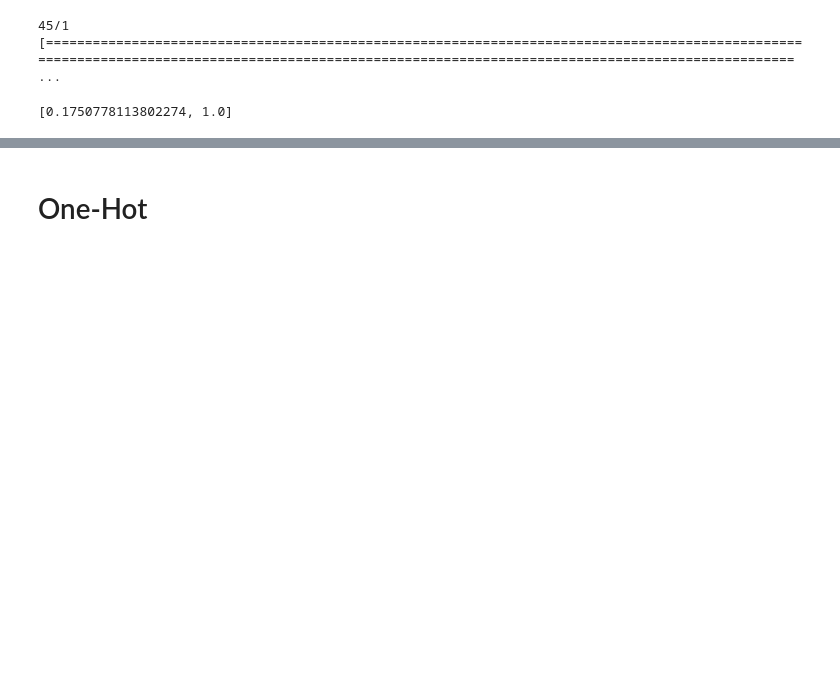
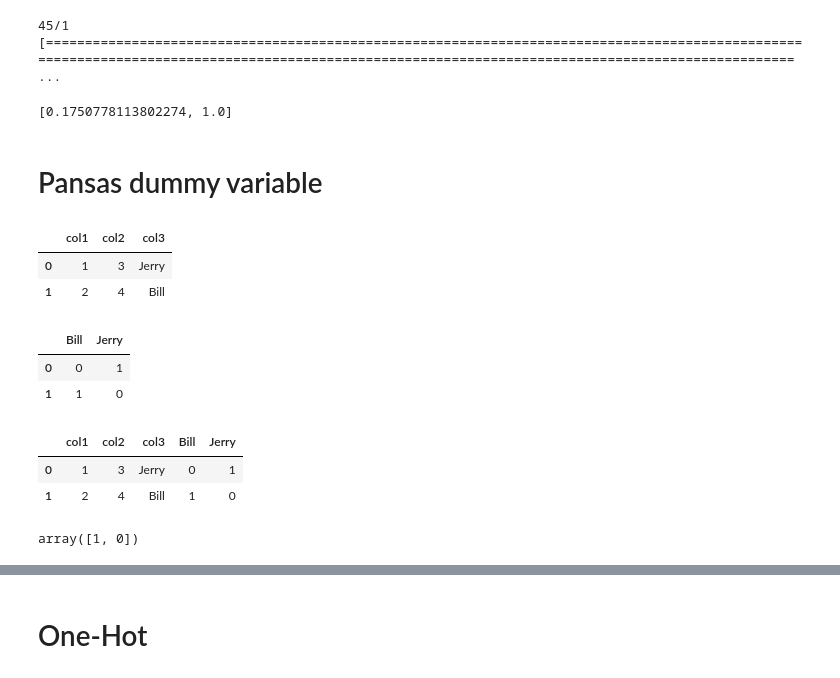
Before and after one commit to jerrywu2013/cigna, a Jupyter notebook: Tensorflow/Tensorflow_cigna.ipynb, the cells around one changed output, grey strips where cells are left out. Saved outputs shown, nothing was run; the diff lists cells and outputs as text; code cells hidden in the pictures; blank space fills up the shorter version.

```diff
--- a/Tensorflow/Tensorflow_cigna.ipynb
+++ b/Tensorflow/Tensorflow_cigna.ipynb
@@ -340,3 +340,5 @@ model.evaluate(x_test, y_test)
 # %% [output]
 45/1 [================================================================================================================================================================================================== ...
 [0.1750778113802274, 1.0]
+# %% [markdown]
+# Pansas dummy variable
@@ -342,0 +349,23 @@ model.evaluate(x_test, y_test)
+# %%
+d = {'col1': [1, 2], 'col2': [3, 4],  'col3': ["Jerry", "Bill"]}
+df = pd.DataFrame(data=d)
+df
+# %% [output]
+|  | col1 | col2 | col3 |
+| 0 | 1 | 3 | Jerry |
+| 1 | 2 | 4 | Bill |
+# %%
+#get_dummies
+#適合有順序尺度
+dummies=pd.get_dummies(df["col3"])
+dummies
+# %% [output]
+|  | Bill | Jerry |
+| 0 | 0 | 1 |
+| 1 | 1 | 0 |
+# %%
+pd.concat([df,dummies],axis='columns')
+# %% [output]
+|  | col1 | col2 | col3 | Bill | Jerry |
+| 0 | 1 | 3 | Jerry | 0 | 1 |
+| 1 | 2 | 4 | Bill | 1 | 0 |
@@ -342,0 +375,4 @@ model.evaluate(x_test, y_test)
+# %%
+Label.fit_transform(df.col3)
+# %% [output]
+array([1, 0])
```
Also changed, not shown: parts of 6 cells of this notebook, 1 other file.
